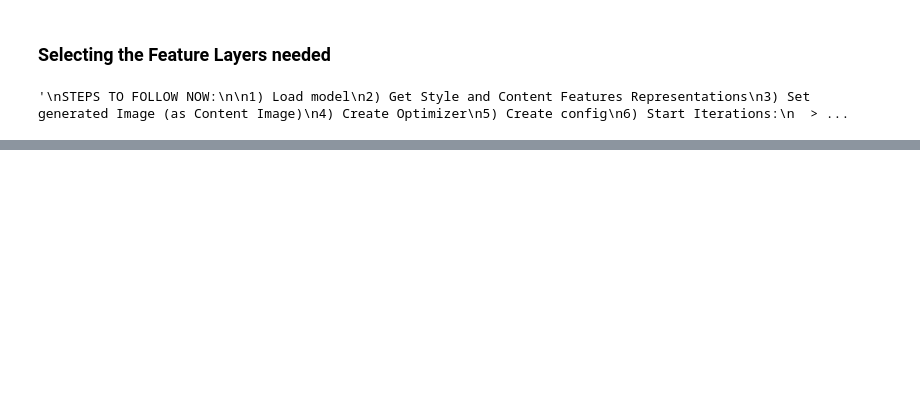
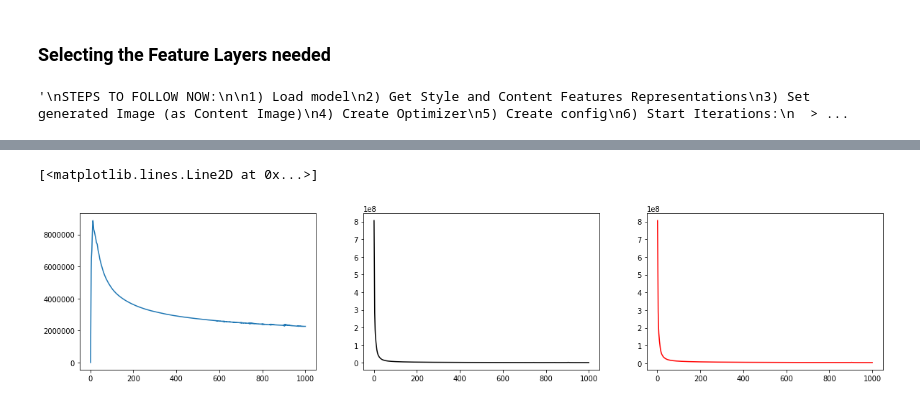
Before and after one commit to ParthikB/Neural-Style-Transfer, a Jupyter notebook: main.ipynb, the cells around one changed output, grey strips where cells are left out. Drawn from its saved outputs; the diff is of its cells as text; code cells hidden in the pictures; blank space fills up the shorter version.

```diff
--- a/main.ipynb
+++ b/main.ipynb
@@ -370,0 +365,21 @@ Clipping input data to the valid range for imshow with RGB data ([0..1] for floa
+# %%
+PATH = '/content/drive/My Drive/Colab Notebooks/Neural Style Transfer/output'
+os.chdir(PATH)
+contentLog = np.load('contentLoss.npy')
+styleLog = np.load('styleLoss.npy')
+totalLog = np.load('totalCostLoss.npy')
+iterations = list(range(1, 1001))
+# %%
+plt.figure(figsize=(20, 4))
+
+plt.subplot(1, 3, 1)
+plt.plot(iterations, contentLog)
+
+plt.subplot(1, 3, 2)
+plt.plot(iterations, styleLog, 'k')
+
+plt.subplot(1, 3, 3)
+plt.plot(iterations, totalLog, 'r')
+# %% [output]
+[<matplotlib.lines.Line2D at 0x...>]
+[figure, added]
```
Also changed, not shown: parts of 7 cells of this notebook.
